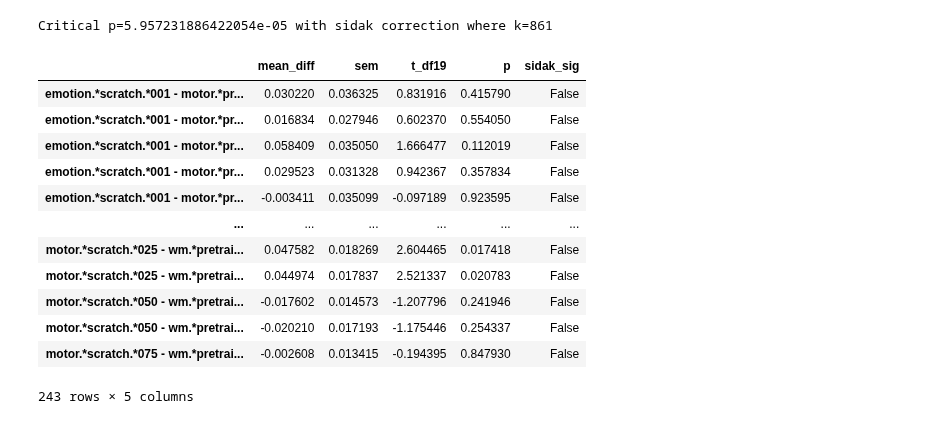
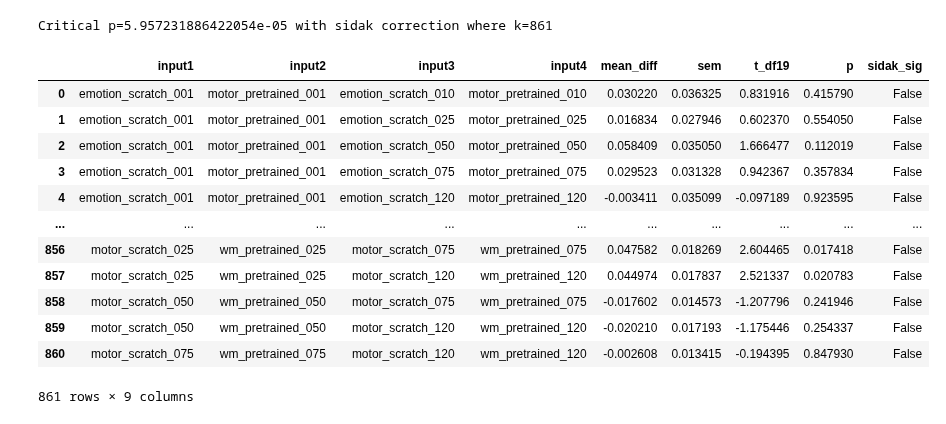
Before and after one commit to PhilippS893/thesis_code_and_analyses, a Jupyter notebook: 04_transfer_learning/analyse_tl.ipynb, the cells around one changed output. Saved outputs shown, nothing was run; the diff lists cells and outputs as text; code cells hidden in the pictures.

```diff
--- a/04_transfer_learning/analyse_tl.ipynb
+++ b/04_transfer_learning/analyse_tl.ipynb
@@ -451,13 +451,13 @@ def posthoc_tests(data, regexprs, cVec, alpha=.05):
 
     print(f"Critical p={crit_sidak} with sidak correction where k={len(regexprs)}")
 
-    #cVec = [1, -1, -1, 1]
-
+    input_lbls = np.empty((len(regexprs), len(regexprs[0])),dtype=object)
 
     for e, expr in enumerate(regexprs):
         dfs = []
         for c, this_expr in enumerate(expr):
             dfs.append(data.filter(regex=this_expr, axis=1).mean(axis=1)*cVec[c])
+            input_lbls[e, c] = '_'.join(this_expr.split(".*"))
 
         df = pd.concat(dfs,axis=1)
         mu = df.sum(axis=1)
@@ -469,10 +469,11 @@ def posthoc_tests(data, regexprs, cVec, alpha=.05):
         lbls.append(' - '.join(expr))
 
 
-    df_posthoc = pd.DataFrame(vals.tolist(), columns=["mean_diff", "sem", f"t_df{len(df)-1}","p"], index=lbls)
+    df_lbls = pd.DataFrame(input_lbls, columns=[f"input{x+1}" for x in range(len(regexprs[0]))])
+    df_posthoc = pd.DataFrame(vals.tolist(), columns=["mean_diff", "sem", f"t_df{len(df)-1}","p"])
     df_posthoc["sidak_sig"] = df_posthoc["p"] < crit_sidak
 
-    return df_posthoc
+    return pd.concat([df_lbls, df_posthoc], axis=1)
 # %%
 interaction = ['.*'.join(c) for c in product(tasks, schemes, sizes)]
 pw_combis = [[c[0], c[1]] for c in combinations(interaction, 2)]
@@ -533,18 +501,18 @@ df_posthoc.to_csv("stats/pairwise-posthoc_task-scheme-size_inter.csv")
 # %% [output]
 Critical p=5.957231886422054e-05 with sidak correction where k=861
 # %%
-df_posthoc[df_posthoc.sidak_sig==False]
+df_posthoc
 # %% [output]
-|  | mean_diff | sem | t_df19 | p | sidak_sig |
-| emotion.*scratch.*001 - motor.*pr... | 0.030220 | 0.036325 | 0.831916 | 0.415790 | False |
-| emotion.*scratch.*001 - motor.*pr... | 0.016834 | 0.027946 | 0.602370 | 0.554050 | False |
-| emotion.*scratch.*001 - motor.*pr... | 0.058409 | 0.035050 | 1.666477 | 0.112019 | False |
-| emotion.*scratch.*001 - motor.*pr... | 0.029523 | 0.031328 | 0.942367 | 0.357834 | False |
-| emotion.*scratch.*001 - motor.*pr... | -0.003411 | 0.035099 | -0.097189 | 0.923595 | False |
-| ... | ... | ... | ... | ... | ... |
-| motor.*scratch.*025 - wm.*pretrai... | 0.047582 | 0.018269 | 2.604465 | 0.017418 | False |
-| motor.*scratch.*025 - wm.*pretrai... | 0.044974 | 0.017837 | 2.521337 | 0.020783 | False |
-| motor.*scratch.*050 - wm.*pretrai... | -0.017602 | 0.014573 | -1.207796 | 0.241946 | False |
-| motor.*scratch.*050 - wm.*pretrai... | -0.020210 | 0.017193 | -1.175446 | 0.254337 | False |
-| motor.*scratch.*075 - wm.*pretrai... | -0.002608 | 0.013415 | -0.194395 | 0.847930 | False |
+|  | input1 | input2 | input3 | input4 | mean_diff | sem | t_df19 | p | sidak_sig |
+| 0 | emotion_scratch_001 | motor_pretrained_001 | emotion_scratch_010 | motor_pretrained_010 | 0.030220 | 0.036325 | 0.831916 | 0.415790 | False |
+| 1 | emotion_scratch_001 | motor_pretrained_001 | emotion_scratch_025 | motor_pretrained_025 | 0.016834 | 0.027946 | 0.602370 | 0.554050 | False |
+| 2 | emotion_scratch_001 | motor_pretrained_001 | emotion_scratch_050 | motor_pretrained_050 | 0.058409 | 0.035050 | 1.666477 | 0.112019 | False |
+| 3 | emotion_scratch_001 | motor_pretrained_001 | emotion_scratch_075 | motor_pretrained_075 | 0.029523 | 0.031328 | 0.942367 | 0.357834 | False |
+| 4 | emotion_scratch_001 | motor_pretrained_001 | emotion_scratch_120 | motor_pretrained_120 | -0.003411 | 0.035099 | -0.097189 | 0.923595 | False |
+| ... | ... | ... | ... | ... | ... | ... | ... | ... | ... |
+| 856 | motor_scratch_025 | wm_pretrained_025 | motor_scratch_075 | wm_pretrained_075 | 0.047582 | 0.018269 | 2.604465 | 0.017418 | False |
+| 857 | motor_scratch_025 | wm_pretrained_025 | motor_scratch_120 | wm_pretrained_120 | 0.044974 | 0.017837 | 2.521337 | 0.020783 | False |
+| 858 | motor_scratch_050 | wm_pretrained_050 | motor_scratch_075 | wm_pretrained_075 | -0.017602 | 0.014573 | -1.207796 | 0.241946 | False |
+| 859 | motor_scratch_050 | wm_pretrained_050 | motor_scratch_120 | wm_pretrained_120 | -0.020210 | 0.017193 | -1.175446 | 0.254337 | False |
+| 860 | motor_scratch_075 | wm_pretrained_075 | motor_scratch_120 | wm_pretrained_120 | -0.002608 | 0.013415 | -0.194395 | 0.847930 | False |
-243 rows × 5 columns
+861 rows × 9 columns
```
Also changed, not shown: parts of 5 cells of this notebook, 24 other files.
